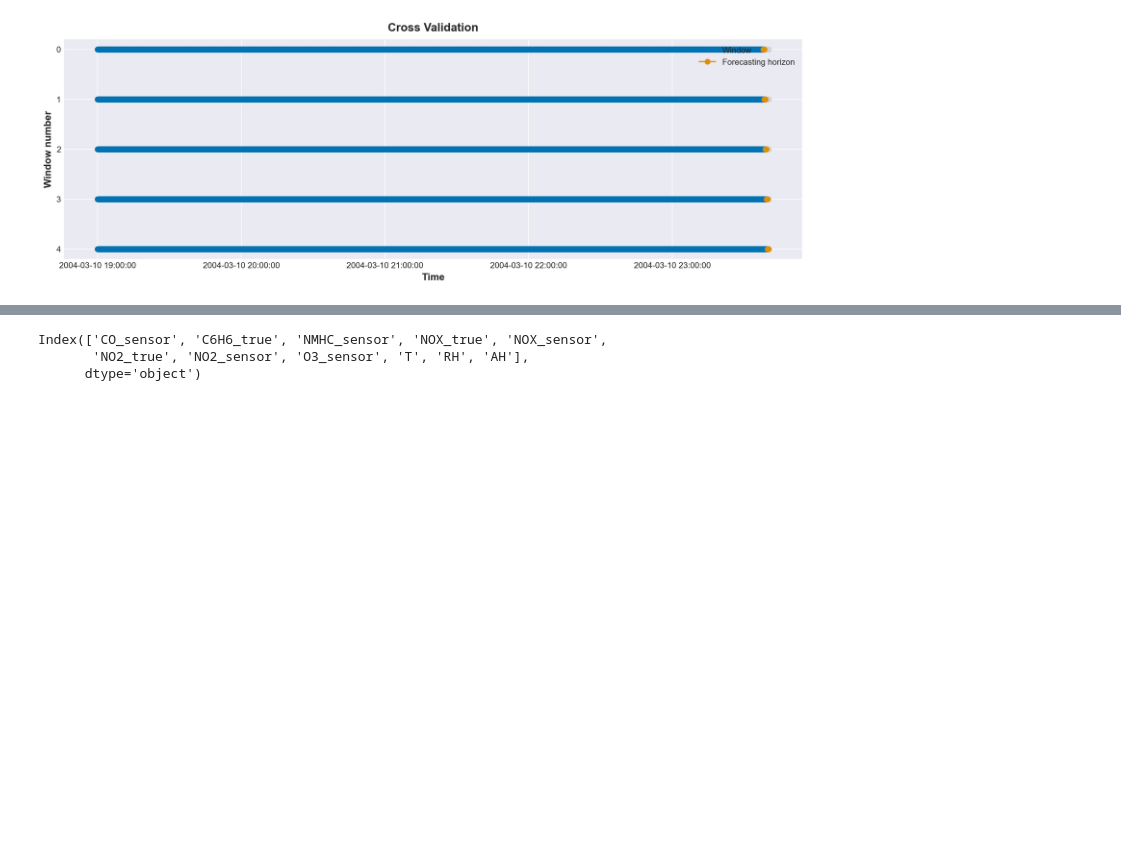
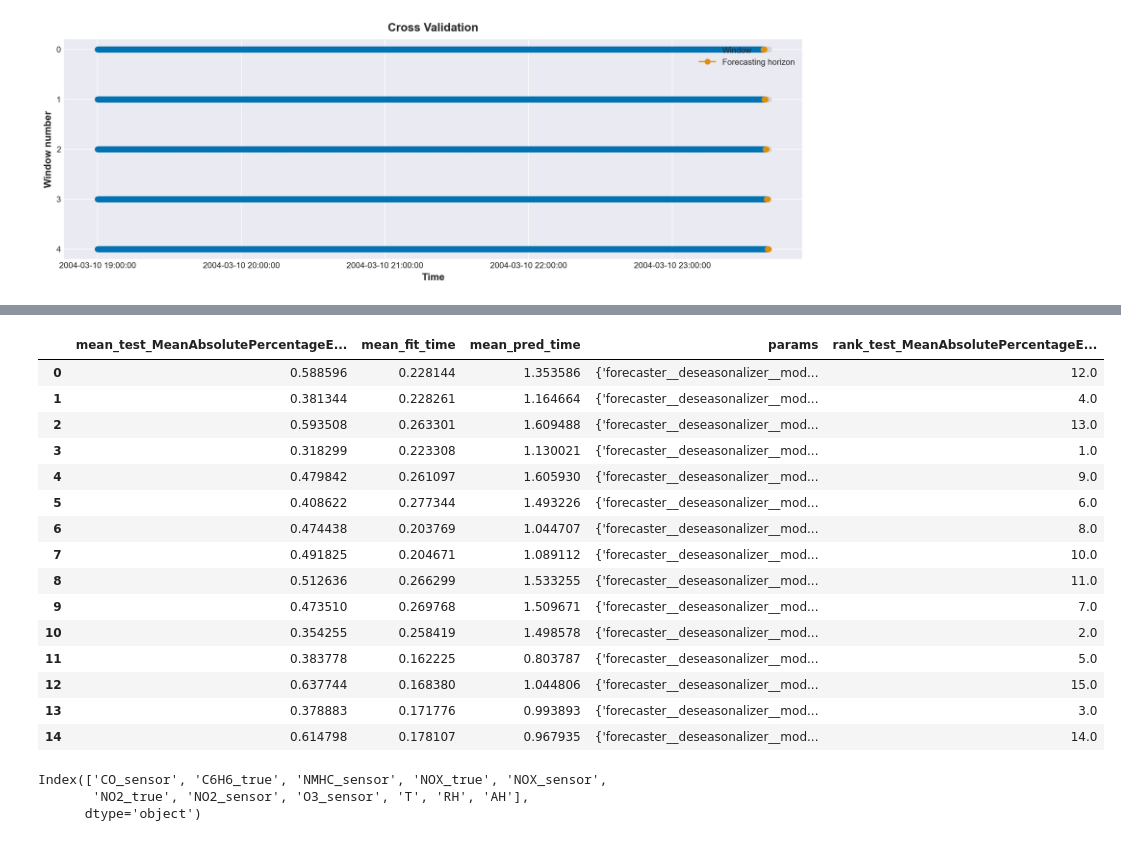
Before and after one commit to RahulDas-dev/Time-Series-Examples, a Jupyter notebook: sktime/tuning/tunning Elastic Net + Conditional. DE seasonalizer + Detrending-Copy1.ipynb, the cells around one changed output, grey strips where cells are left out. Drawn from its saved outputs; the diff is of its cells as text; code cells hidden in the pictures; blank space fills up the shorter version.

```diff
--- a/sktime/tuning/tunning Elastic Net + Conditional. DE seasonalizer + Detrending-Copy1.ipynb
+++ b/sktime/tuning/tunning Elastic Net + Conditional. DE seasonalizer + Detrending-Copy1.ipynb
@@ -372,3 +372,22 @@ Wall time: 16.9 s
+# %%
+gscv.cv_results_
+# %% [output]
+|  | mean_test_MeanAbsolutePercentageE... | mean_fit_time | mean_pred_time | params | rank_test_MeanAbsolutePercentageE... |
+| 0 | 0.588596 | 0.228144 | 1.353586 | {'forecaster__deseasonalizer__mod... | 12.0 |
+| 1 | 0.381344 | 0.228261 | 1.164664 | {'forecaster__deseasonalizer__mod... | 4.0 |
+| 2 | 0.593508 | 0.263301 | 1.609488 | {'forecaster__deseasonalizer__mod... | 13.0 |
+| 3 | 0.318299 | 0.223308 | 1.130021 | {'forecaster__deseasonalizer__mod... | 1.0 |
+| 4 | 0.479842 | 0.261097 | 1.605930 | {'forecaster__deseasonalizer__mod... | 9.0 |
+| 5 | 0.408622 | 0.277344 | 1.493226 | {'forecaster__deseasonalizer__mod... | 6.0 |
+| 6 | 0.474438 | 0.203769 | 1.044707 | {'forecaster__deseasonalizer__mod... | 8.0 |
+| 7 | 0.491825 | 0.204671 | 1.089112 | {'forecaster__deseasonalizer__mod... | 10.0 |
+| 8 | 0.512636 | 0.266299 | 1.533255 | {'forecaster__deseasonalizer__mod... | 11.0 |
+| 9 | 0.473510 | 0.269768 | 1.509671 | {'forecaster__deseasonalizer__mod... | 7.0 |
+| 10 | 0.354255 | 0.258419 | 1.498578 | {'forecaster__deseasonalizer__mod... | 2.0 |
+| 11 | 0.383778 | 0.162225 | 0.803787 | {'forecaster__deseasonalizer__mod... | 5.0 |
+| 12 | 0.637744 | 0.168380 | 1.044806 | {'forecaster__deseasonalizer__mod... | 15.0 |
+| 13 | 0.378883 | 0.171776 | 0.993893 | {'forecaster__deseasonalizer__mod... | 3.0 |
+| 14 | 0.614798 | 0.178107 | 0.967935 | {'forecaster__deseasonalizer__mod... | 14.0 |
 # %%
 print(x_test.columns)
 #Best Params 0.2063950931289483
```
Also changed, not shown: parts of 6 cells of this notebook, 4 other files.
